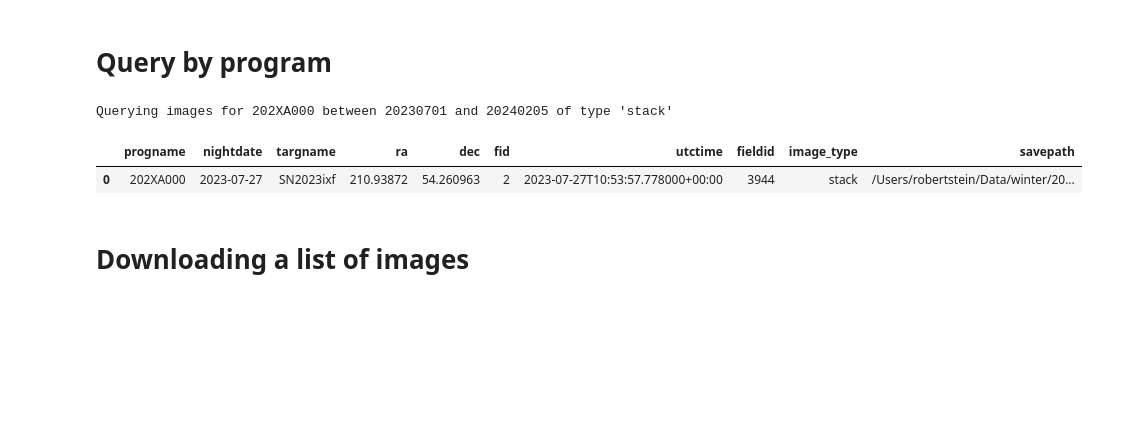
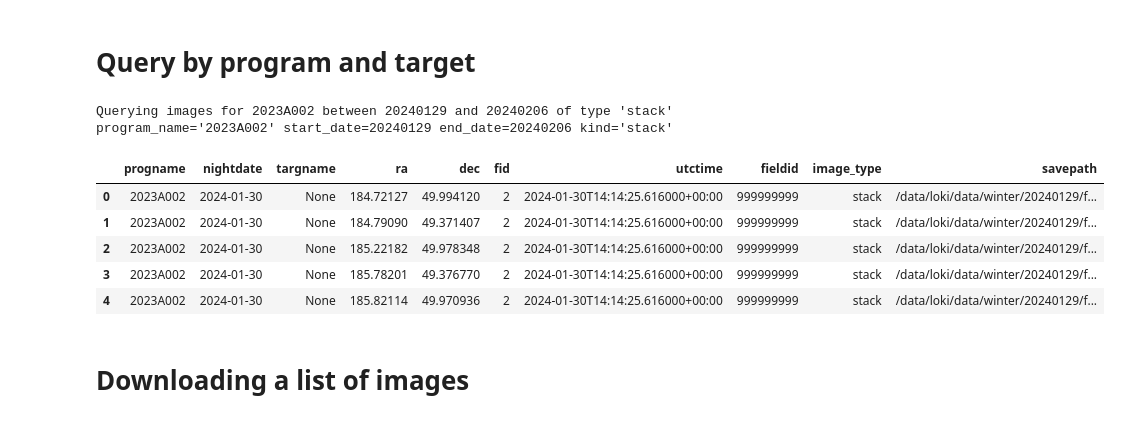
Before and after one commit to winter-telescope/winterapi, a Jupyter notebook: notebooks/Example_5_Downloading_Observatory_Data.ipynb, the cells around one changed output. Drawn from its saved outputs; the diff is of its cells as text; code cells hidden in the pictures; blank space fills up the shorter version.

```diff
--- a/notebooks/Example_5_Downloading_Observatory_Data.ipynb
+++ b/notebooks/Example_5_Downloading_Observatory_Data.ipynb
@@ -7,6 +7,6 @@ logging.getLogger("winterapi").setLevel("DEBUG")
 # %%
 winter = WinterAPI()
 # %%
-program_name = winter.get_programs()[0]
+program_name = "2023A002"
 # %% [markdown]
-# Query by program
+# Query by program and target
@@ -15,11 +15,16 @@ image_type = "stack"
 # %%
 # Let's start by doing an image query
-res, images = winter.query_images_by_program(program_name, start_date="20230701", image_type=image_type)
+res, images = winter.query_images_by_program(program_name, image_type=image_type, start_date="20240129")
 images
 # %% [output]
-Querying images for 202XA000 between 20230701 and 20240205 of type 'stack'
+Querying images for 2023A002 between 20240129 and 20240206 of type 'stack'
+program_name='2023A002' start_date=20240129 end_date=20240206 kind='stack'
 |  | progname | nightdate | targname | ra | dec | fid | utctime | fieldid | image_type | savepath |
-| 0 | 202XA000 | 2023-07-27 | SN2023ixf | 210.93872 | 54.260963 | 2 | 2023-07-27T10:53:57.778000+00:00 | 3944 | stack | /Users/robertstein/Data/winter/20... |
+| 0 | 2023A002 | 2024-01-30 | None | 184.72127 | 49.994120 | 2 | 2024-01-30T14:14:25.616000+00:00 | 999999999 | stack | /data/loki/data/winter/20240129/f... |
+| 1 | 2023A002 | 2024-01-30 | None | 184.79090 | 49.371407 | 2 | 2024-01-30T14:14:25.616000+00:00 | 999999999 | stack | /data/loki/data/winter/20240129/f... |
+| 2 | 2023A002 | 2024-01-30 | None | 185.22182 | 49.978348 | 2 | 2024-01-30T14:14:25.616000+00:00 | 999999999 | stack | /data/loki/data/winter/20240129/f... |
+| 3 | 2023A002 | 2024-01-30 | None | 185.78201 | 49.376770 | 2 | 2024-01-30T14:14:25.616000+00:00 | 999999999 | stack | /data/loki/data/winter/20240129/f... |
+| 4 | 2023A002 | 2024-01-30 | None | 185.82114 | 49.970936 | 2 | 2024-01-30T14:14:25.616000+00:00 | 999999999 | stack | /data/loki/data/winter/20240129/f... |
 # %% [markdown]
 # Downloading a list of images
 # %%
```
Also changed, not shown: parts of 4 cells of this notebook, 12 other files.
